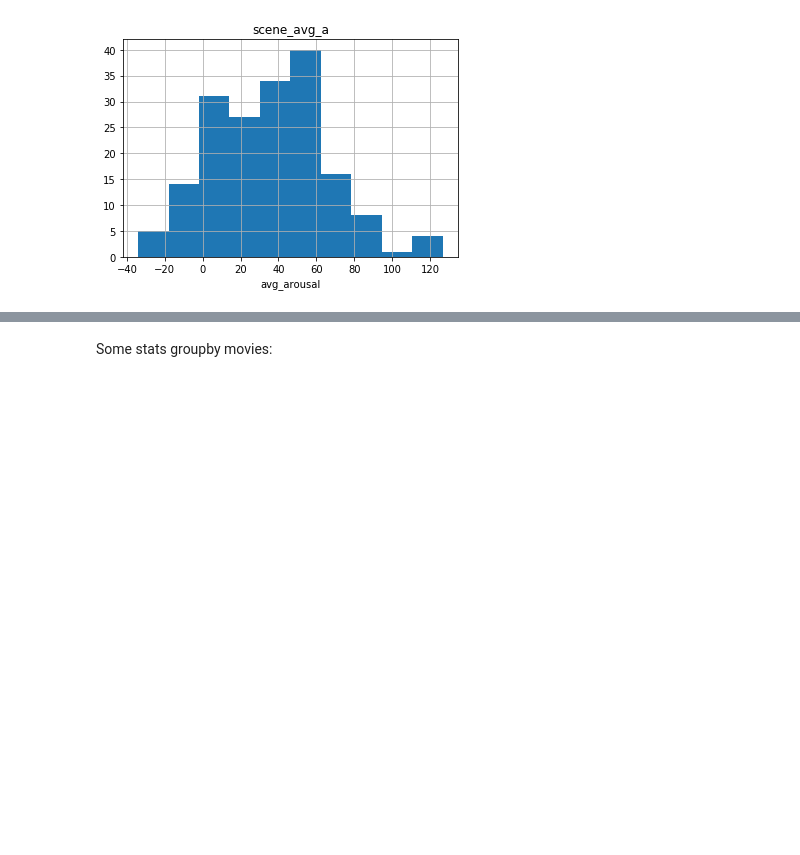
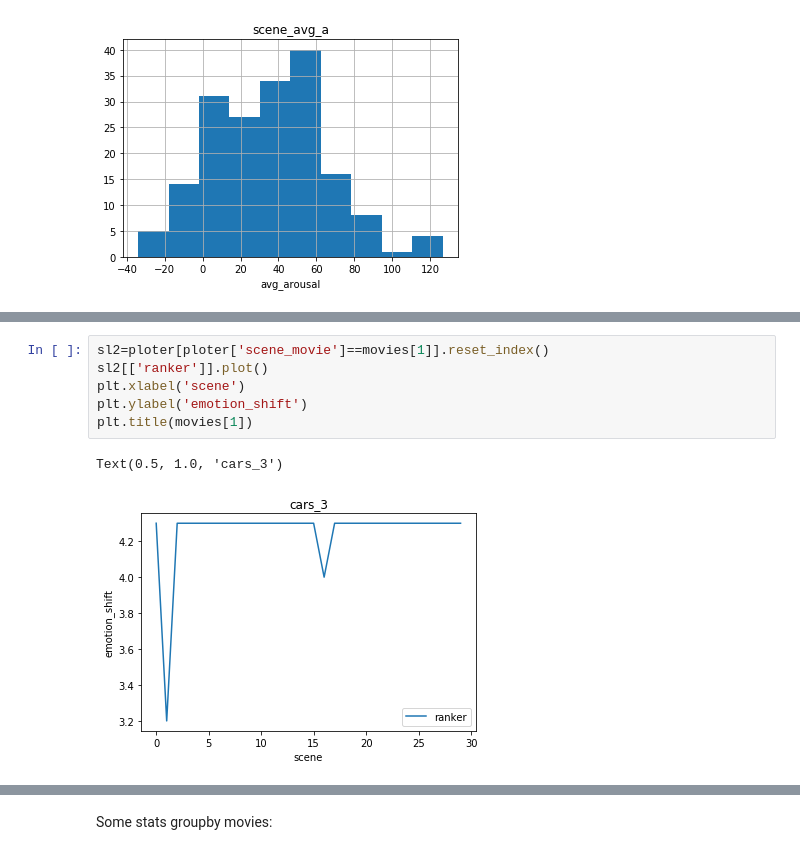
Before and after one commit to ucsd-dsc-arts/dsc160-midterm-group13, a Jupyter notebook: code/notebooks/More viz about feature.ipynb, the cells around one changed output, grey strips where cells are left out. Saved outputs shown, nothing was run; the diff lists cells and outputs as text; blank space fills up the shorter version.

```diff
--- a/code/notebooks/More viz about feature.ipynb
+++ b/code/notebooks/More viz about feature.ipynb
@@ -84,0 +120,9 @@ Text(0.5, 0, 'avg_arousal')
+# %%
+sl2=ploter[ploter['scene_movie']==movies[1]].reset_index()
+sl2[['ranker']].plot()
+plt.xlabel('scene')
+plt.ylabel('emotion_shift')
+plt.title(movies[1])
+# %% [output]
+Text(0.5, 1.0, 'cars_3')
+[figure, added]
```
Also changed, not shown: parts of 11 cells of this notebook, 2 other files.
